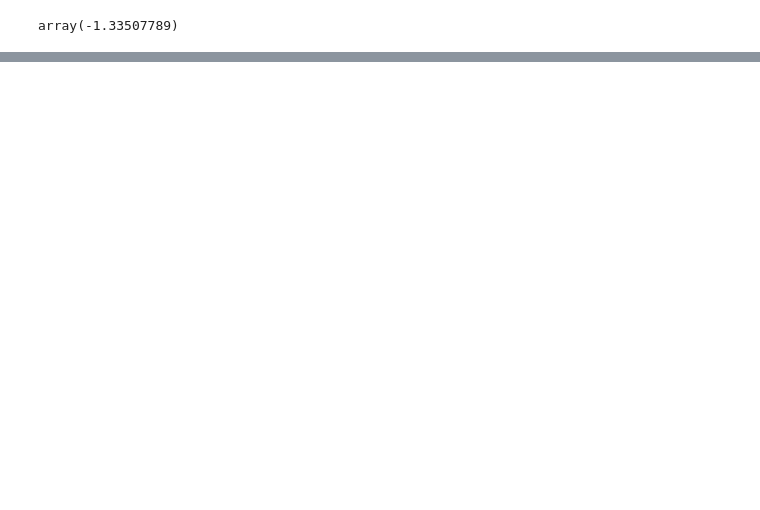
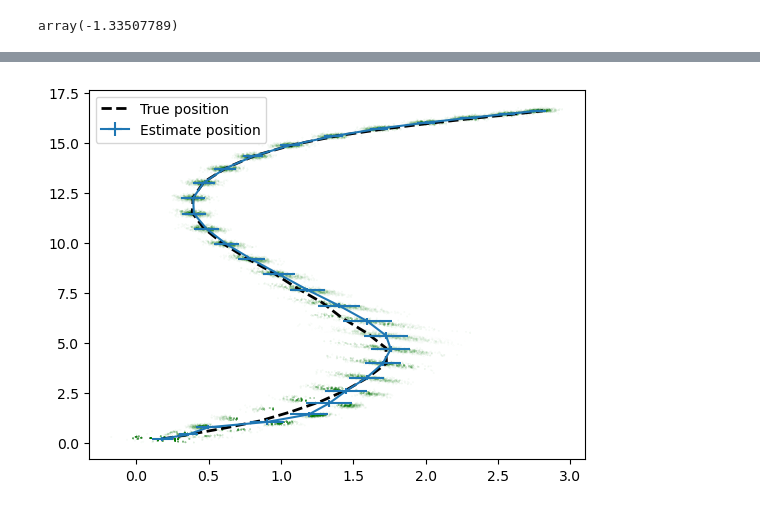
Before and after one commit to pymc-devs/pytensor-workshop, a Jupyter notebook: notebooks/exercises/particle_filter.ipynb, the cells around one changed output, grey strips where cells are left out. Cells and saved outputs as stored; diff of their text form; code cells hidden in the pictures; blank space fills up the shorter version.

```diff
--- a/notebooks/exercises/particle_filter.ipynb
+++ b/notebooks/exercises/particle_filter.ipynb
@@ -259,5 +237,7 @@ Inputs types: [TensorType(float64, shape=(None,)), ScalarType(int64)]
 # %%
-plt.plot(true_positions[:, 0], true_positions[:, 1], color="k", label="True position")
+plt.plot(true_positions[:, 0], true_positions[:, 1], ls="--", lw=2, color="k", label="True position")
 plt.errorbar(mean[:, 0], mean[:, 1], std[:, 0], std[:, 1], color="C0", label="Estimate position")
-plt.scatter(parts[:, 0], parts[:, 1], c=1, s=np.exp(lws) * 10, cmap="greens")
+plt.scatter(parts[..., 0], parts[..., 1], c="green", s=np.exp(lws) * 100, alpha=0.05)
 plt.legend();
+# %% [output]
+[figure, added]
```
Also changed, not shown: parts of 5 cells of this notebook.
